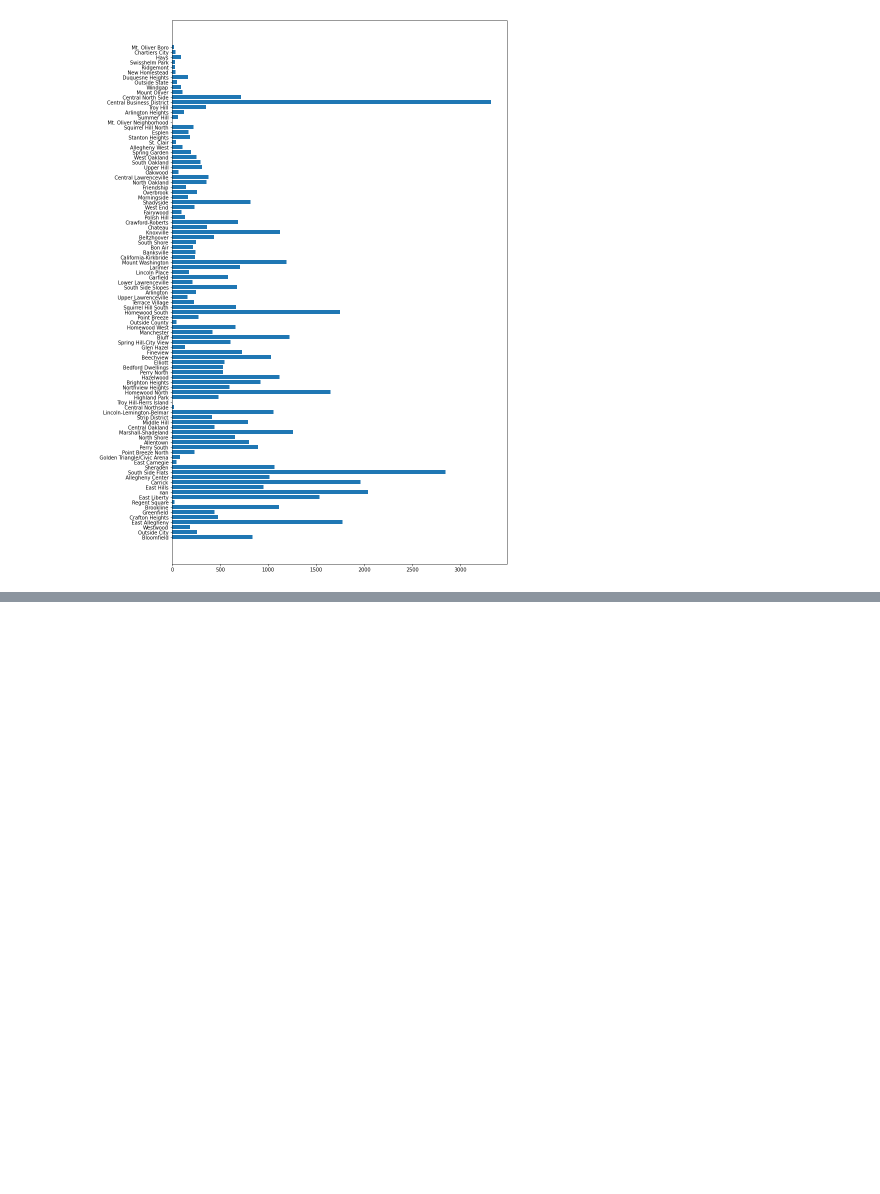
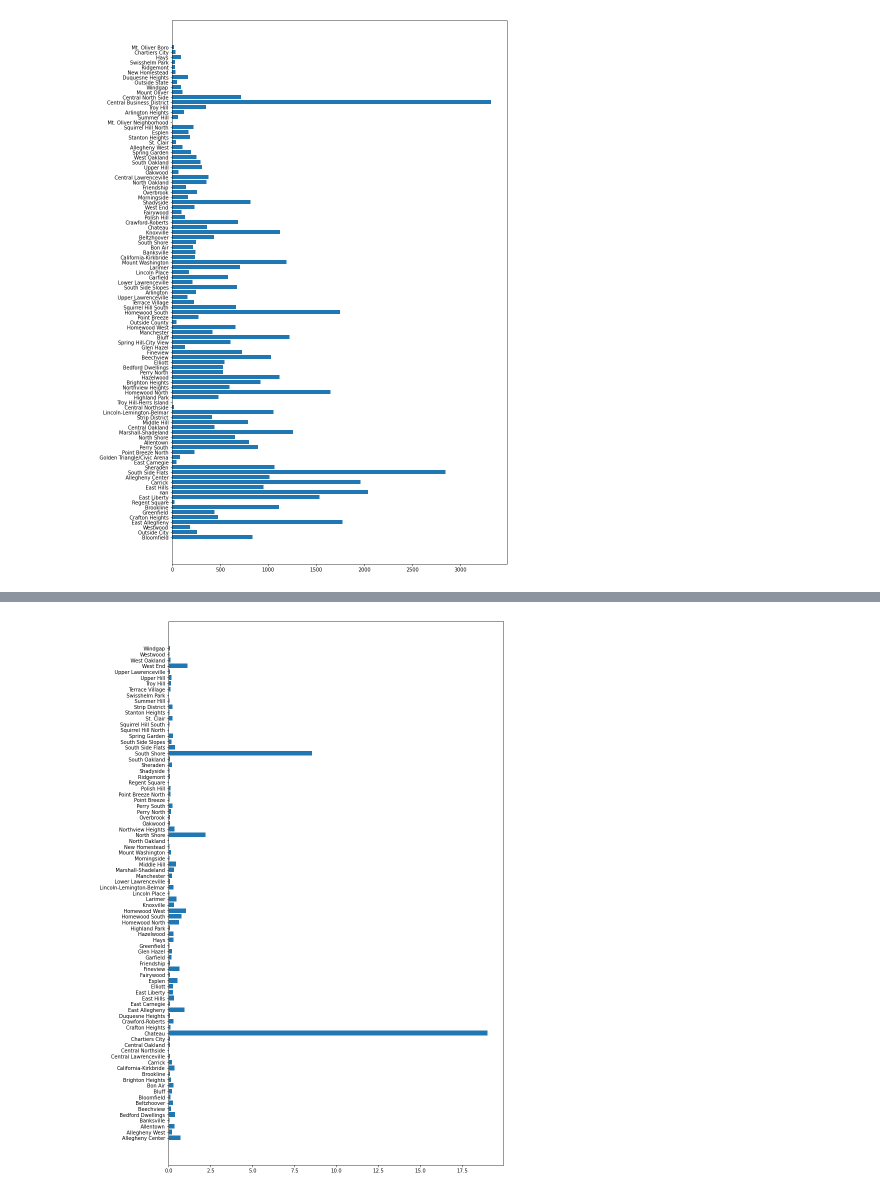
Before and after one commit to Luke135/Final_Project, a Jupyter notebook: Victor_Submetric.ipynb, the cells around one changed output, grey strips where cells are left out. Cells and saved outputs as stored; diff of their text form; code cells hidden in the pictures; blank space fills up the shorter version.

```diff
--- a/Victor_Submetric.ipynb
+++ b/Victor_Submetric.ipynb
@@ -36,3 +33,7 @@ mpl.rcParams["figure.figsize"]=(12, 20)
 mpl.show()
 # %% [output]
 [figure]
+# %%
+#Instantiate population data to get arrest:population ratio
+population_data = pd.read_csv("population_data.csv")
+population_data.head()
@@ -38,0 +48,21 @@ mpl.show()
+# %%
+#iterate through each neighborhood and get population data, as well as calculate ratio data
+population_dict = dict()
+arrest_ratio_dict = dict()
+for index, row in population_data.iterrows():
+    neighborhood = row['Neighborhood']
+    population = row['2020_Total_Population']
+    if neighborhood in arrest_dict:
+        population_dict[neighborhood] = population
+        arrest_ratio_dict[neighborhood] = arrest_dict[neighborhood] / population
+#print(population_dict)
+#print(arrest_ratio_dict)
+# %%
+#now plot the data
+neighborhoods = list(arrest_ratio_dict.keys())
+arrest_ratio = list(arrest_ratio_dict.values())
+mpl.barh(range(len(arrest_ratio_dict)), arrest_ratio, tick_label=neighborhoods )
+mpl.rcParams["figure.figsize"]=(12, 20)
+mpl.show()
+# %% [output]
+[figure, added]
```
Also changed, not shown: parts of 6 cells of this notebook, 1 other file.
